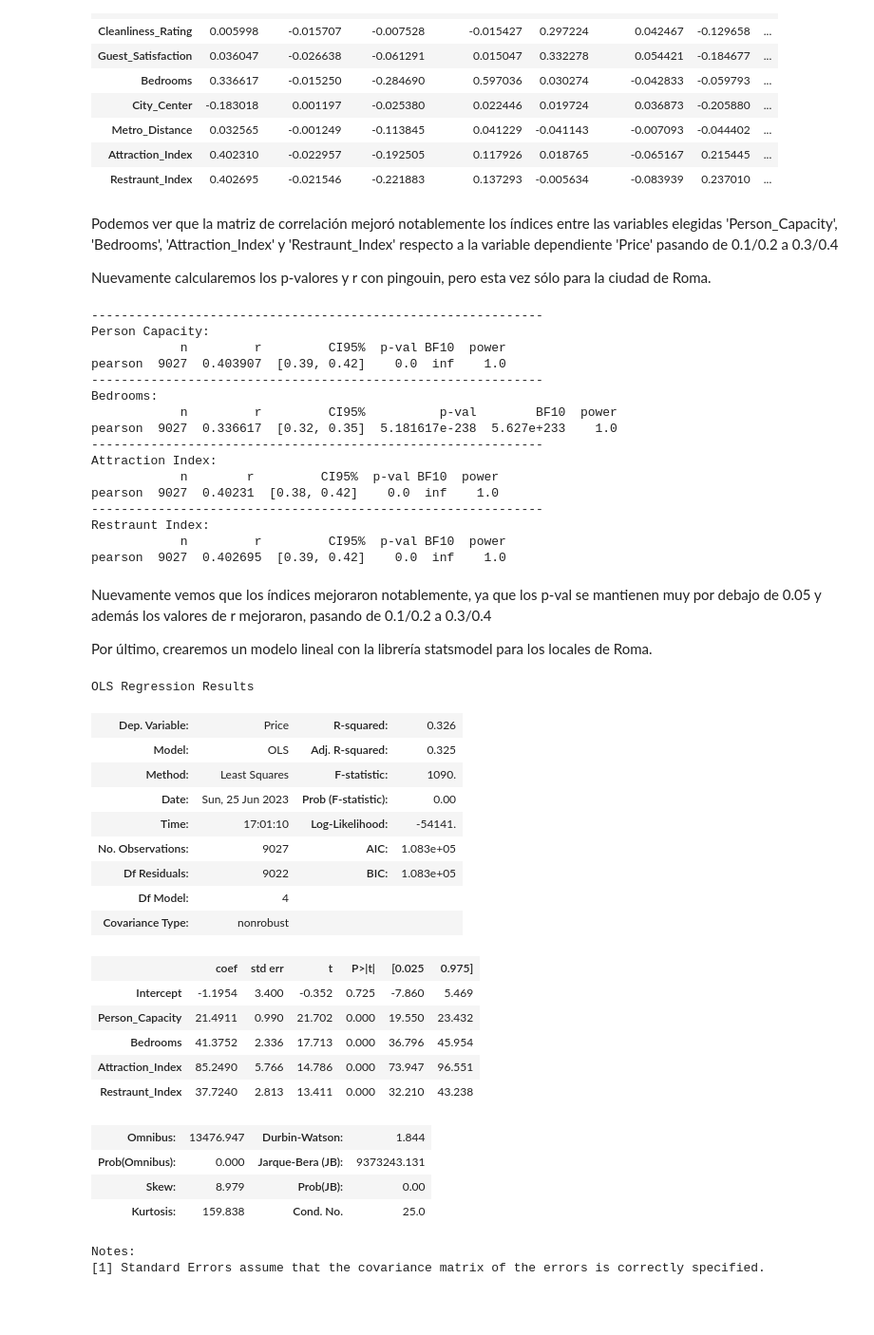
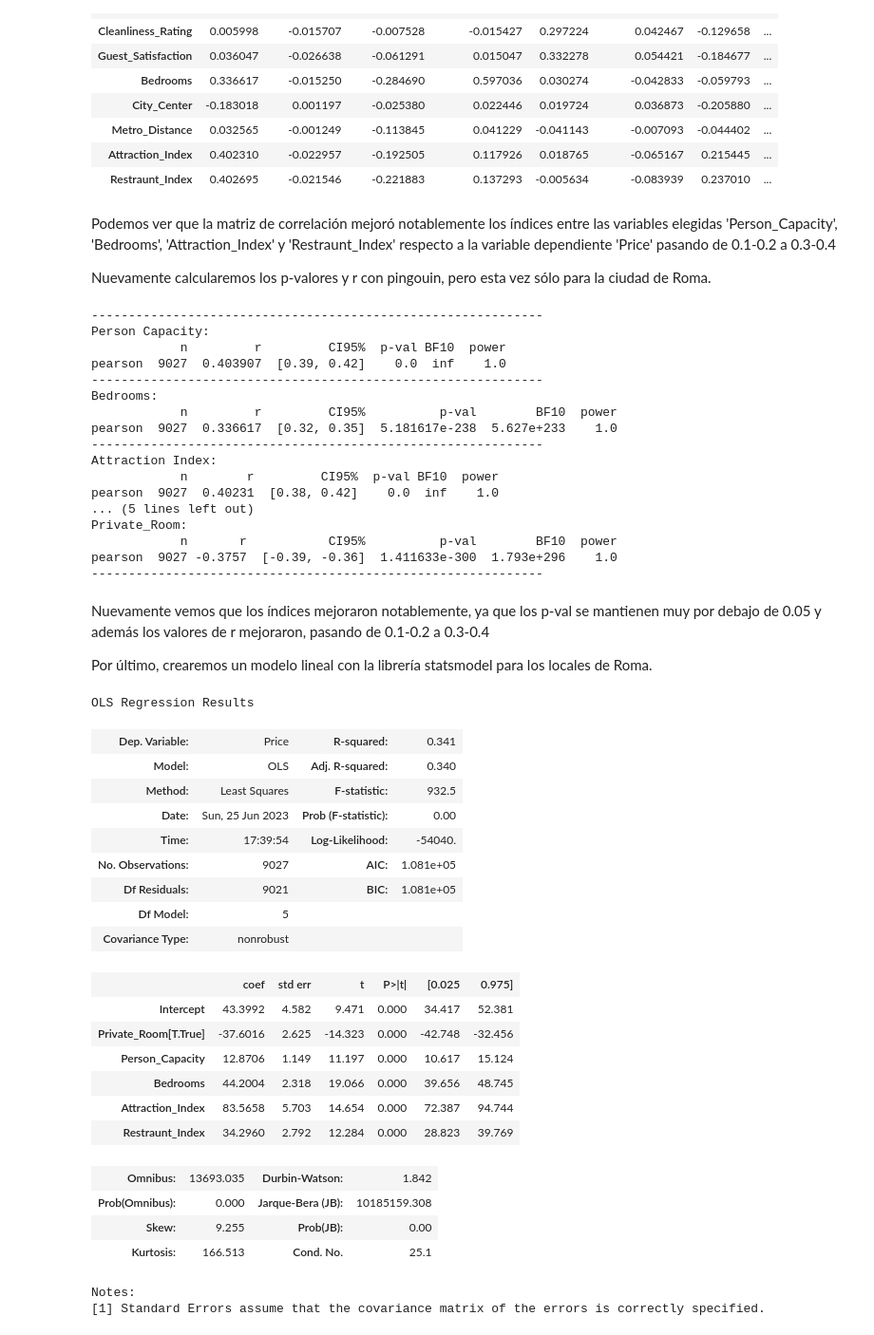
Before and after one commit to tekluis/CoderHouse, a Jupyter notebook: 3-PROYECTO_DS_PARTEI_TEK.ipynb, the cells around one changed output. Shown at 95% size. Cells and saved outputs as stored; diff of their text form; code cells hidden in the pictures; blank space fills up the shorter version.

Commit message:
agregado variable Private_Room

```diff
--- a/3-PROYECTO_DS_PARTEI_TEK.ipynb
+++ b/3-PROYECTO_DS_PARTEI_TEK.ipynb
@@ -208,7 +230,7 @@ correlation_matrix
 | Attraction_Index | 0.402310 | -0.022957 | -0.192505 | 0.117926 | 0.018765 | -0.065167 | 0.215445 | ... |
 | Restraunt_Index | 0.402695 | -0.021546 | -0.221883 | 0.137293 | -0.005634 | -0.083939 | 0.237010 | ... |
 # %% [markdown]
-Podemos ver que la matriz de correlación mejoró notablemente los índices entre las variables elegidas 'Person_Capacity', 'Bedrooms', 'Attraction_Index' y 'Restraunt_Index' respecto a la variable dependiente 'Price' pasando de 0.1/0.2 a 0.3/0.4
+Podemos ver que la matriz de correlación mejoró notablemente los índices entre las variables elegidas 'Person_Capacity', 'Bedrooms', 'Attraction_Index' y 'Restraunt_Index' respecto a la variable dependiente 'Price' pasando de 0.1-0.2 a 0.3-0.4
 
 Nuevamente calcularemos los p-valores y r con pingouin, pero esta vez sólo para la ciudad de Roma.
 # %%
@@ -228,6 +250,11 @@ print('-------------------------------------------------------------')
 correlation = pg.corr(x=df_Rome['Restraunt_Index'], y=df_Rome['Price'])
 print('Restraunt Index:')
 print(correlation)
+print('-------------------------------------------------------------')
+correlation = pg.corr(x=df_Rome['Private_Room'], y=df_Rome['Price'])
+print('Private_Room:')
+print(correlation)
+print('-------------------------------------------------------------')
 # %% [output]
 -------------------------------------------------------------
 Person Capacity:
@@ -241,41 +268,43 @@ pearson  9027  0.336617  [0.32, 0.35]  5.181617e-238  5.627e+233    1.0
 Attraction Index:
             n        r         CI95%  p-val BF10  power
 pearson  9027  0.40231  [0.38, 0.42]    0.0  inf    1.0
+... (5 lines left out)
+Private_Room:
+            n       r           CI95%          p-val        BF10  power
+pearson  9027 -0.3757  [-0.39, -0.36]  1.411633e-300  1.793e+296    1.0
 -------------------------------------------------------------
-Restraunt Index:
-            n         r         CI95%  p-val BF10  power
-pearson  9027  0.402695  [0.39, 0.42]    0.0  inf    1.0
 # %% [markdown]
-Nuevamente vemos que los índices mejoraron notablemente, ya que los p-val se mantienen muy por debajo de 0.05 y además los valores de r mejoraron, pasando de 0.1/0.2 a 0.3/0.4
+Nuevamente vemos que los índices mejoraron notablemente, ya que los p-val se mantienen muy por debajo de 0.05 y además los valores de r mejoraron, pasando de 0.1-0.2 a 0.3-0.4
 
 Por último, crearemos un modelo lineal con la librería statsmodel para los locales de Roma.
 # %%
 import statsmodels.formula.api as sm
 
-model = 'Price ~ Person_Capacity + Bedrooms + Attraction_Index + Restraunt_Index'
+model = 'Price ~ Person_Capacity + Bedrooms + Attraction_Index + Restraunt_Index + Private_Room'
 lm    = sm.ols(formula = model, data = df_Rome).fit()
 lm.summary()
 # %% [output]
 OLS Regression Results
-| Dep. Variable: | Price | R-squared: | 0.326 |
-| Model: | OLS | Adj. R-squared: | 0.325 |
-| Method: | Least Squares | F-statistic: | 1090. |
+| Dep. Variable: | Price | R-squared: | 0.341 |
+| Model: | OLS | Adj. R-squared: | 0.340 |
+| Method: | Least Squares | F-statistic: | 932.5 |
 | Date: | Sun, 25 Jun 2023 | Prob (F-statistic): | 0.00 |
-| Time: | 17:01:10 | Log-Likelihood: | -54141. |
-| No. Observations: | 9027 | AIC: | 1.083e+05 |
-| Df Residuals: | 9022 | BIC: | 1.083e+05 |
-| Df Model: | 4 |  |  |
+| Time: | 17:39:54 | Log-Likelihood: | -54040. |
+| No. Observations: | 9027 | AIC: | 1.081e+05 |
+| Df Residuals: | 9021 | BIC: | 1.081e+05 |
+| Df Model: | 5 |  |  |
 | Covariance Type: | nonrobust |  |  |
 |  | coef | std err | t | P>|t| | [0.025 | 0.975] |
-| Intercept | -1.1954 | 3.400 | -0.352 | 0.725 | -7.860 | 5.469 |
-| Person_Capacity | 21.4911 | 0.990 | 21.702 | 0.000 | 19.550 | 23.432 |
-| Bedrooms | 41.3752 | 2.336 | 17.713 | 0.000 | 36.796 | 45.954 |
-| Attraction_Index | 85.2490 | 5.766 | 14.786 | 0.000 | 73.947 | 96.551 |
-| Restraunt_Index | 37.7240 | 2.813 | 13.411 | 0.000 | 32.210 | 43.238 |
+| Intercept | 43.3992 | 4.582 | 9.471 | 0.000 | 34.417 | 52.381 |
+| Private_Room[T.True] | -37.6016 | 2.625 | -14.323 | 0.000 | -42.748 | -32.456 |
+| Person_Capacity | 12.8706 | 1.149 | 11.197 | 0.000 | 10.617 | 15.124 |
+| Bedrooms | 44.2004 | 2.318 | 19.066 | 0.000 | 39.656 | 48.745 |
+| Attraction_Index | 83.5658 | 5.703 | 14.654 | 0.000 | 72.387 | 94.744 |
+| Restraunt_Index | 34.2960 | 2.792 | 12.284 | 0.000 | 28.823 | 39.769 |
-| Omnibus: | 13476.947 | Durbin-Watson: | 1.844 |
-| Prob(Omnibus): | 0.000 | Jarque-Bera (JB): | 9373243.131 |
-| Skew: | 8.979 | Prob(JB): | 0.00 |
-| Kurtosis: | 159.838 | Cond. No. | 25.0 |
+| Omnibus: | 13693.035 | Durbin-Watson: | 1.842 |
+| Prob(Omnibus): | 0.000 | Jarque-Bera (JB): | 10185159.308 |
+| Skew: | 9.255 | Prob(JB): | 0.00 |
+| Kurtosis: | 166.513 | Cond. No. | 25.1 |
 Notes:
 [1] Standard Errors assume that the covariance matrix of the errors is correctly specified.
 # %% [markdown]
```
Also changed, not shown: parts of 7 cells of this notebook.
